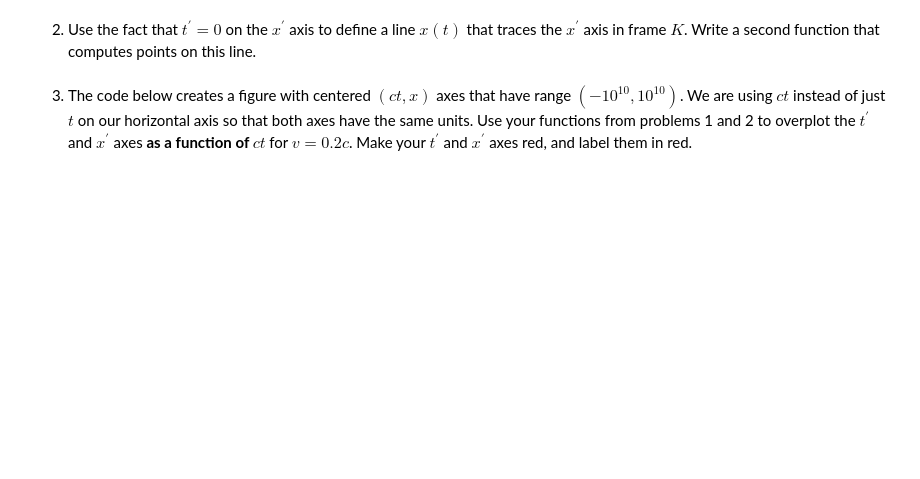
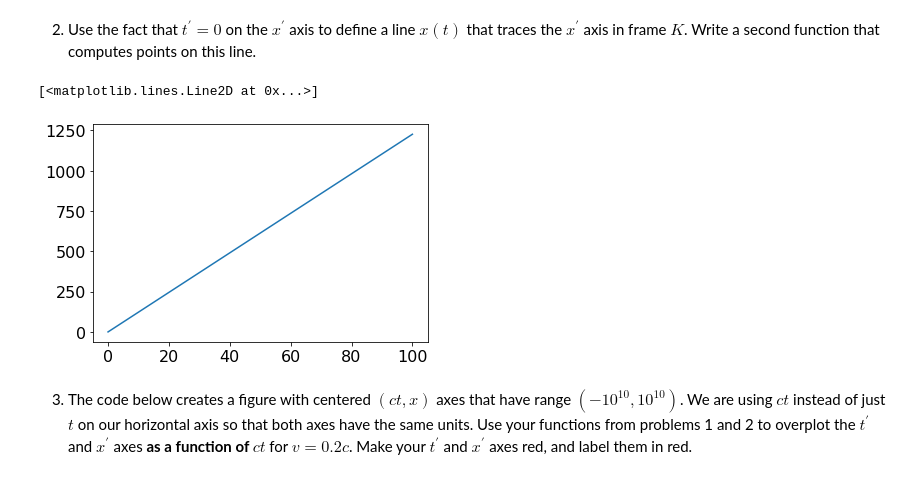
Before and after one commit to mitchrg/PHYS309-1, a Jupyter notebook: assignment2.ipynb, the cells around one changed output. Saved outputs shown, nothing was run; the diff lists cells and outputs as text; code cells hidden in the pictures; blank space fills up the shorter version.

```diff
--- a/assignment2.ipynb
+++ b/assignment2.ipynb
@@ -33,6 +34,22 @@ KeyboardInterrupt: ignored
 <ol start=2>
     <li>Use the fact that $t^{\prime} = 0$ on the $x^{\prime}$ axis to define a line $x(t)$ that traces the $x^{\prime}$ axis in frame $K$. Write a second function that computes points on this line.</li>
 </ol>
+# %%
+c = 3*10**8
+x_still = np.linspace(0, 100, 1000)
+x = x_still.copy()
+t = 0
+
+def x_prime(v, t, x_still):
+    for i in range(len(x_still)):
+        x_still[i] = (x_still[i] - v*t) / np.sqrt(1-(v/c)**2)
+    return x_still
+
+
+plt.plot(x,x_prime(299000000, t, x_still))
+# %% [output]
+[<matplotlib.lines.Line2D at 0x...>]
+[figure, added]
 # %% [markdown]
 <ol start=3>
     <li>The code below creates a figure with centered $(ct,x)$ axes that have range $(-10^{10}, 10^{10})$. We are using $ct$ instead of just $t$ on our horizontal axis so that both axes have the same units. Use your functions from problems 1 and 2 to overplot the $t^{\prime}$ and $x^{\prime}$ axes <strong>as a function of $ct$</strong> for $v = 0.2c$. Make your $t^{\prime}$ and $x^{\prime}$ axes red, and label them in red.</li>
```
Also changed, not shown: parts of 2 cells of this notebook.
